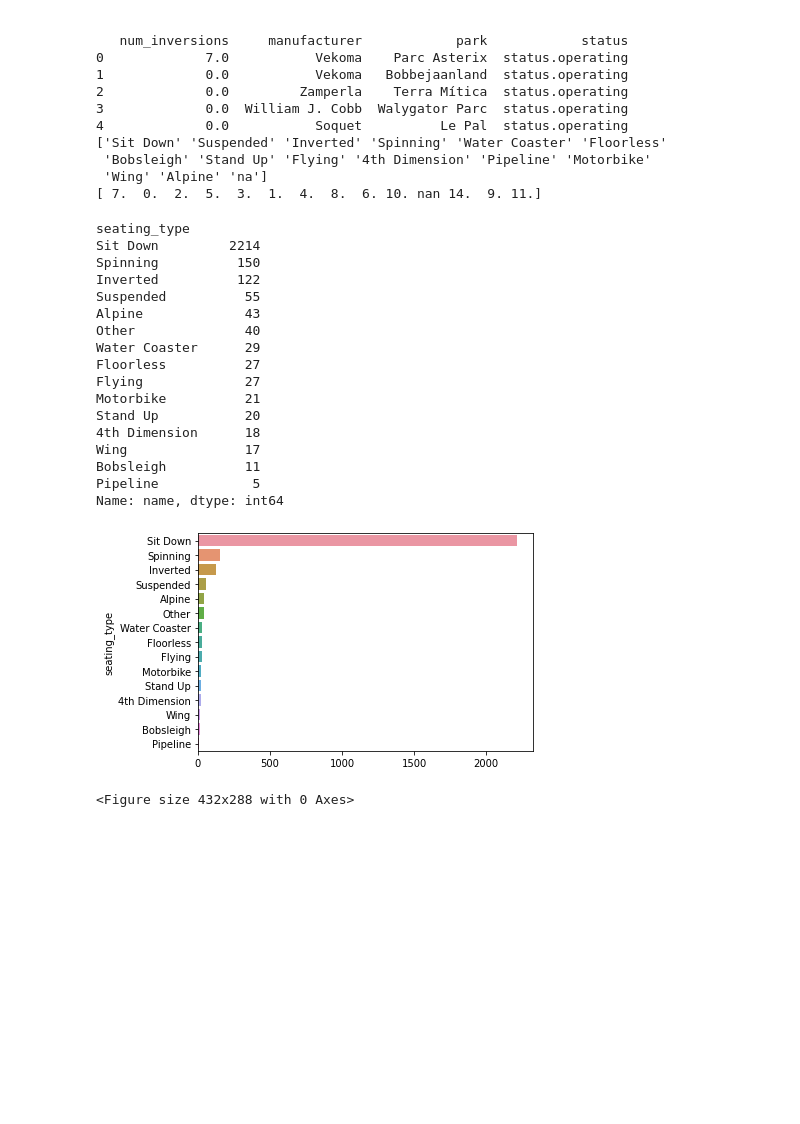
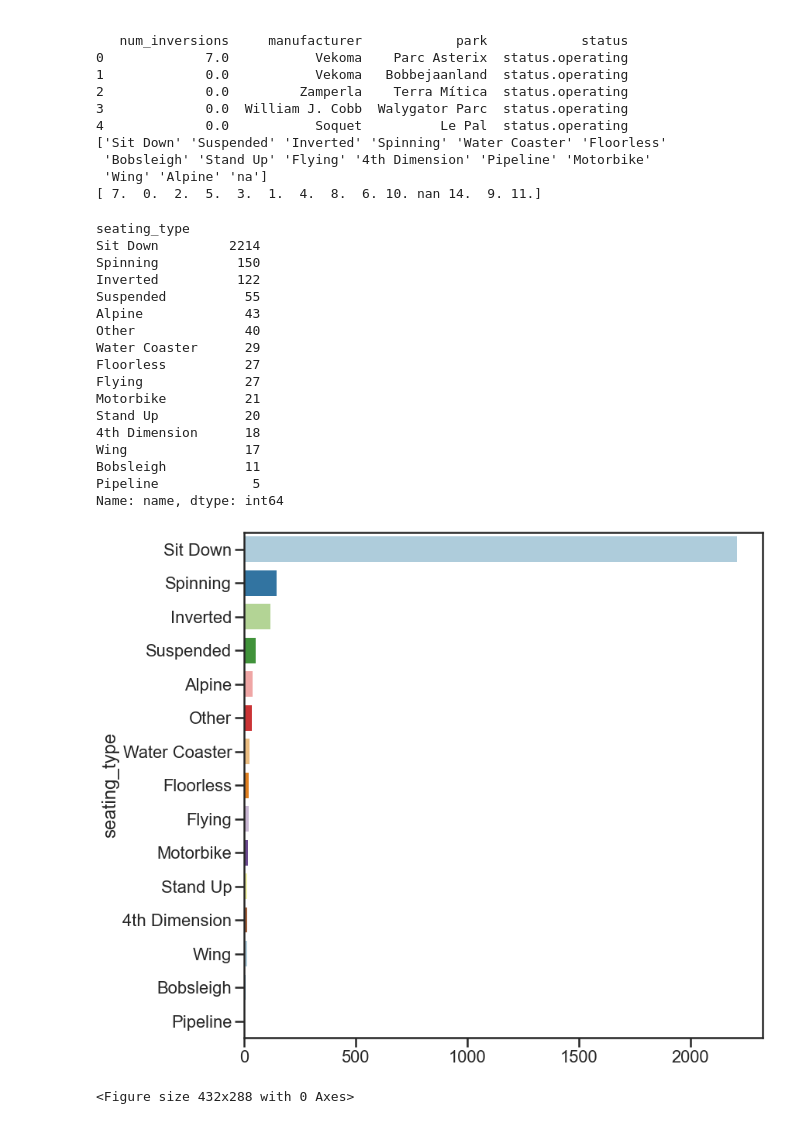
Before and after one commit to gesaretto/notebooks, a Jupyter notebook: data_science_and_visualization/roller_coasters/roller_coasters_analysis.ipynb, the cells around one changed output. Saved outputs shown, nothing was run; the diff lists cells and outputs as text; code cells hidden in the pictures; blank space fills up the shorter version.

```diff
--- a/data_science_and_visualization/roller_coasters/roller_coasters_analysis.ipynb
+++ b/data_science_and_visualization/roller_coasters/roller_coasters_analysis.ipynb
@@ -282,30 +282,34 @@ print(all_rollers.num_inversions.unique())
 # %%
 def cat_feature_bar(df_name, feature):
     print(df_name.groupby(feature).name.count().rename(index={'na': "Other"}).sort_values(ascending=False))
     values = df_name.groupby(feature).name.count().rename(index={'na': "Other"}).sort_values(ascending=False).values
     names = df_name.groupby(feature).name.count().rename(index={'na': "Other"}).sort_values(ascending=False).index
+    plt.figure(figsize=(12,12))
+    # sns.set_context("poster")
+    qualitative_colors = sns.color_palette("Paired", 15)
+    sns.set_palette(qualitative_colors)
     sns.barplot(x = values, y = names, orient = "h")
     plt.show()
     plt.clf()
 
 cat_feature_bar(all_rollers, "seating_type")
 # %% [output]
 seating_type
 Sit Down         2214
 Spinning          150
 Inverted          122
 Suspended          55
 Alpine             43
 Other              40
 Water Coaster      29
 Floorless          27
 Flying             27
 Motorbike          21
 Stand Up           20
 4th Dimension      18
 Wing               17
 Bobsleigh          11
 Pipeline            5
 Name: name, dtype: int64
-[figure, old version]
+[figure, new version]
 <Figure size 432x288 with 0 Axes>
```
Also changed, not shown: parts of 6 cells of this notebook.
